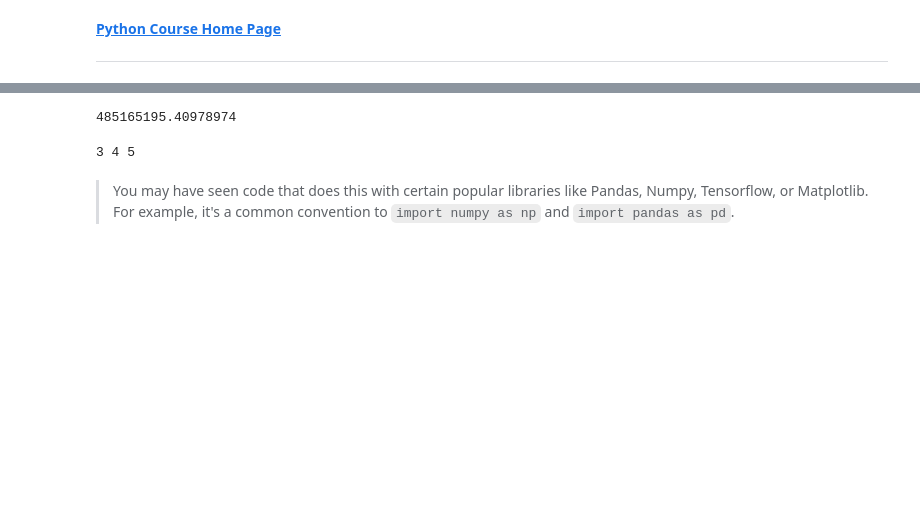
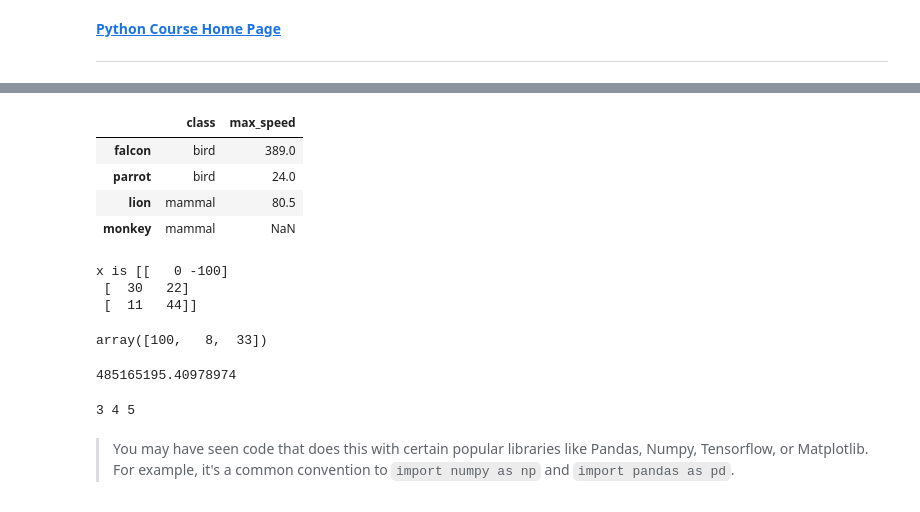
Before and after one commit to tusonggao/jupyter_notebook_dir, a Jupyter notebook: small_test.ipynb, the cells around one changed output, grey strips where cells are left out. Drawn from its saved outputs; the diff is of its cells as text; code cells hidden in the pictures; blank space fills up the shorter version.

```diff
--- a/small_test.ipynb
+++ b/small_test.ipynb
@@ -31,3 +28,42 @@ plt.show()
+# %%
+df = pd.DataFrame([('bird', 389.0),
+                   ('bird', 24.0),
+                   ('mammal', 80.5),
+                   ('mammal', np.nan)],
+                   index=['falcon', 'parrot', 'lion', 'monkey'],
+                   columns=('class', 'max_speed'))
+
+# >>> df
+#          class  max_speed
+# falcon    bird      389.0
+# parrot    bird       24.0
+# lion    mammal       80.5
+# monkey  mammal        NaN
+df
+# %% [output]
+|  | class | max_speed |
+| falcon | bird | 389.0 |
+| parrot | bird | 24.0 |
+| lion | mammal | 80.5 |
+| monkey | mammal | NaN |
+# %%
+# df.reset_index(name='new_col')
+
+# (df.groupby('class')
+#           .size()
+#           .reset_index(name='transactions_count'))
+
+x = np.arange(6).reshape((2,3))
+
+x = np.array([[0, -100], [30, 22], [11, 44]])
+
+print('x is', x)
+np.ptp(x, axis=1)
+# %% [output]
+x is [[   0 -100]
+ [  30   22]
+ [  11   44]]
+array([100,   8,  33])
 # %%
 np.e**(-0.68752302 + 5)
 
```
Also changed, not shown: parts of 2 cells of this notebook, 2 other files.
